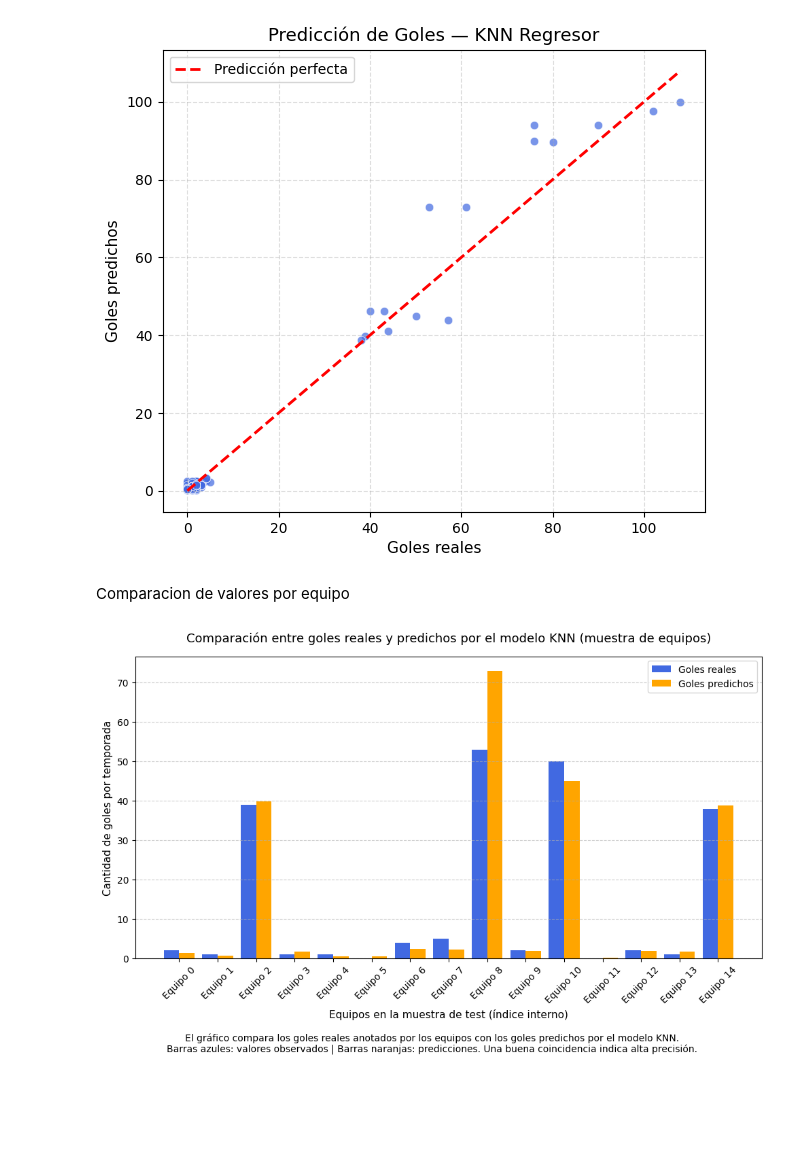
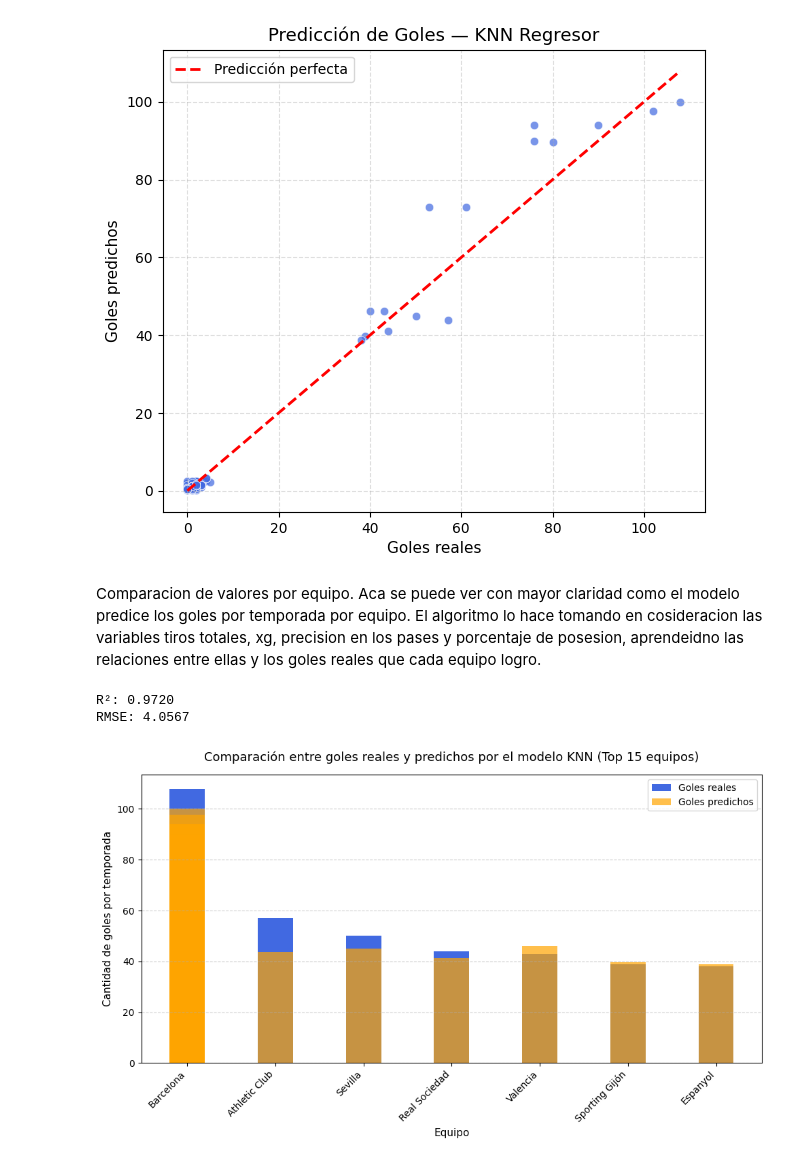
Before and after one commit to VainstubTomas/Aprendizaje_Automatico_Grandes_Datos, a Jupyter notebook: main.ipynb, the cells around one changed output. Drawn from its saved outputs; the diff is of its cells as text; code cells hidden in the pictures; blank space fills up the shorter version.

```diff
--- a/main.ipynb
+++ b/main.ipynb
@@ -703,38 +776,68 @@ plt.show()
 # %% [output]
 [figure]
 # %% [markdown]
-Comparacion de valores por equipo
+Comparacion de valores por equipo. Aca se puede ver con mayor claridad como el modelo predice los goles por temporada por equipo. El algoritmo lo hace tomando en cosideracion las variables tiros totales, xg, precision en los pases y porcentaje de posesion, aprendeidno las relaciones entre ellas y los goles reales que cada equipo logro.
 # %%
-# Creamos el DataFrame con índices simples (en lugar de IDs)
+# -----------------------------
+# 1. Selección de variables
+# -----------------------------
+# Usamos variables ofensivas y de control de juego como predictores
+X = agg_df[['total_shots', 'avg_xG', 'pass_accuracy', 'avg_possession']]
+y = agg_df['goals']
+team_names = agg_df['team']  # guardamos el nombre del equipo
+
+# -----------------------------
+# 2. Escalado (normalización)
+# -----------------------------
+scaler = StandardScaler()
+X_scaled = scaler.fit_transform(X)
+
+# -----------------------------
+# 3. División entrenamiento / test
+# -----------------------------
+X_train, X_test, y_train, y_test, teams_train, teams_test = train_test_split(
+    X_scaled, y, team_names, test_size=0.3, random_state=42
+)
+
+# -----------------------------
+# 4. Modelo KNN Regresor
+# -----------------------------
+knn_reg = KNeighborsRegressor(n_neighbors=5)
+knn_reg.fit(X_train, y_train)
+
+# -----------------------------
+# 5. Predicción y evaluación
+# -----------------------------
+y_pred = knn_reg.predict(X_test)
+
+r2 = r2_score(y_test, y_pred)
+rmse = np.sqrt(mean_squared_error(y_test, y_pred))
+
+print(f"R²: {r2:.4f}")
+print(f"RMSE: {rmse:.4f}")
+
+# -----------------------------
+# 6. Comparación visual (Top 15 equipos)
+# -----------------------------
 comparison_df = pd.DataFrame({
-    'Equipo (ID muestra)': range(len(y_test)),
-    'Goles reales': y_test,
+    'Equipo': teams_test.values,
+    'Goles reales': y_test.values,
     'Goles predichos': y_pred
-}).reset_index(drop=True)
+}).sort_values('Goles reales', ascending=False).head(15)
 
-# Seleccionamos los primeros 15 equipos para visualización
-subset = comparison_df.head(15)
+plt.figure(figsize=(10,6))
+plt.bar(comparison_df['Equipo'], comparison_df['Goles reales'], width=0.4, label='Goles reales', color='royalblue')
+plt.bar(comparison_df['Equipo'], comparison_df['Goles predichos'], width=0.4, label='Goles predichos', color='orange', alpha=0.7)
 
-# --- GRAFICAMOS ---
-plt.figure(figsize=(10,6))
-plt.bar(subset.index - 0.2, subset['Goles reales'], width=0.4, label='Goles reales', color='royalblue')
-plt.bar(subset.index + 0.2, subset['Goles predichos'], width=0.4, label='Goles predichos', color='orange')
-
-# Etiquetas y estilo
-plt.title('Comparación entre goles reales y predichos por el modelo KNN (muestra de equipos)', fontsize=13, pad=15)
-plt.xlabel('Equipos en la muestra de test (índice interno)', fontsize=11)
+plt.title('Comparación entre goles reales y predichos por el modelo KNN (Top 15 equipos)', fontsize=13, pad=15)
+plt.xlabel('Equipo', fontsize=11)
 plt.ylabel('Cantidad de goles por temporada', fontsize=11)
-plt.xticks(subset.index, [f'Equipo {i}' for i in subset.index], rotation=45)
+plt.xticks(rotation=45, ha='right')
 plt.legend()
 plt.grid(axis='y', linestyle='--', alpha=0.6)
-
-# Texto interpretativo
-plt.figtext(0.5, -0.05,
-            "El gráfico compara los goles reales anotados por los equipos con los goles predichos por el modelo KNN.\n"
-            "Barras azules: valores observados | Barras naranjas: predicciones. Una buena coincidencia indica alta precisión.",
-            wrap=True, ha='center', fontsize=10)
-
 plt.tight_layout()
 plt.show()
 # %% [output]
+R²: 0.9720
+RMSE: 4.0567
-[figure, old version]
+[figure, new version]
```
Also changed, not shown: parts of 11 cells of this notebook.
